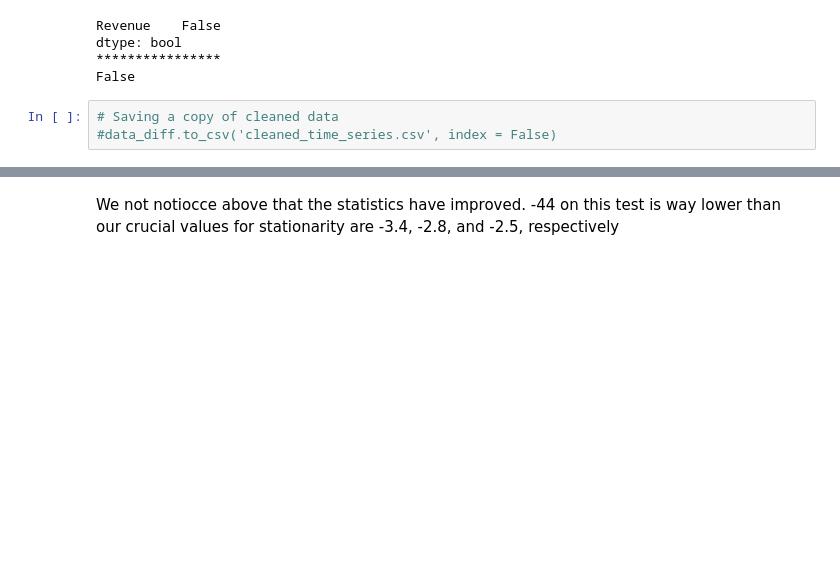
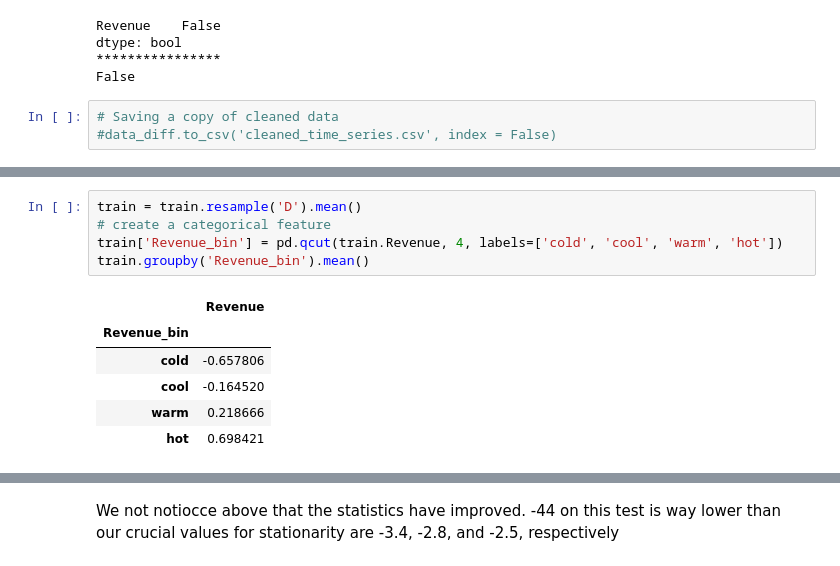
Before and after one commit to cfreeman22/D213, a Jupyter notebook: D213_task1.ipynb, the cells around one changed output, grey strips where cells are left out. Drawn from its saved outputs; the diff is of its cells as text; blank space fills up the shorter version.

```diff
--- a/D213_task1.ipynb
+++ b/D213_task1.ipynb
@@ -142,0 +171,12 @@ False
+# %%
+train = train.resample('D').mean()
+# create a categorical feature
+train['Revenue_bin'] = pd.qcut(train.Revenue, 4, labels=['cold', 'cool', 'warm', 'hot'])
+train.groupby('Revenue_bin').mean()
+# %% [output]
+|  | Revenue |
+| Revenue_bin |  |
+| cold | -0.657806 |
+| cool | -0.164520 |
+| warm | 0.218666 |
+| hot | 0.698421 |
```
Also changed, not shown: parts of 6 cells of this notebook.
